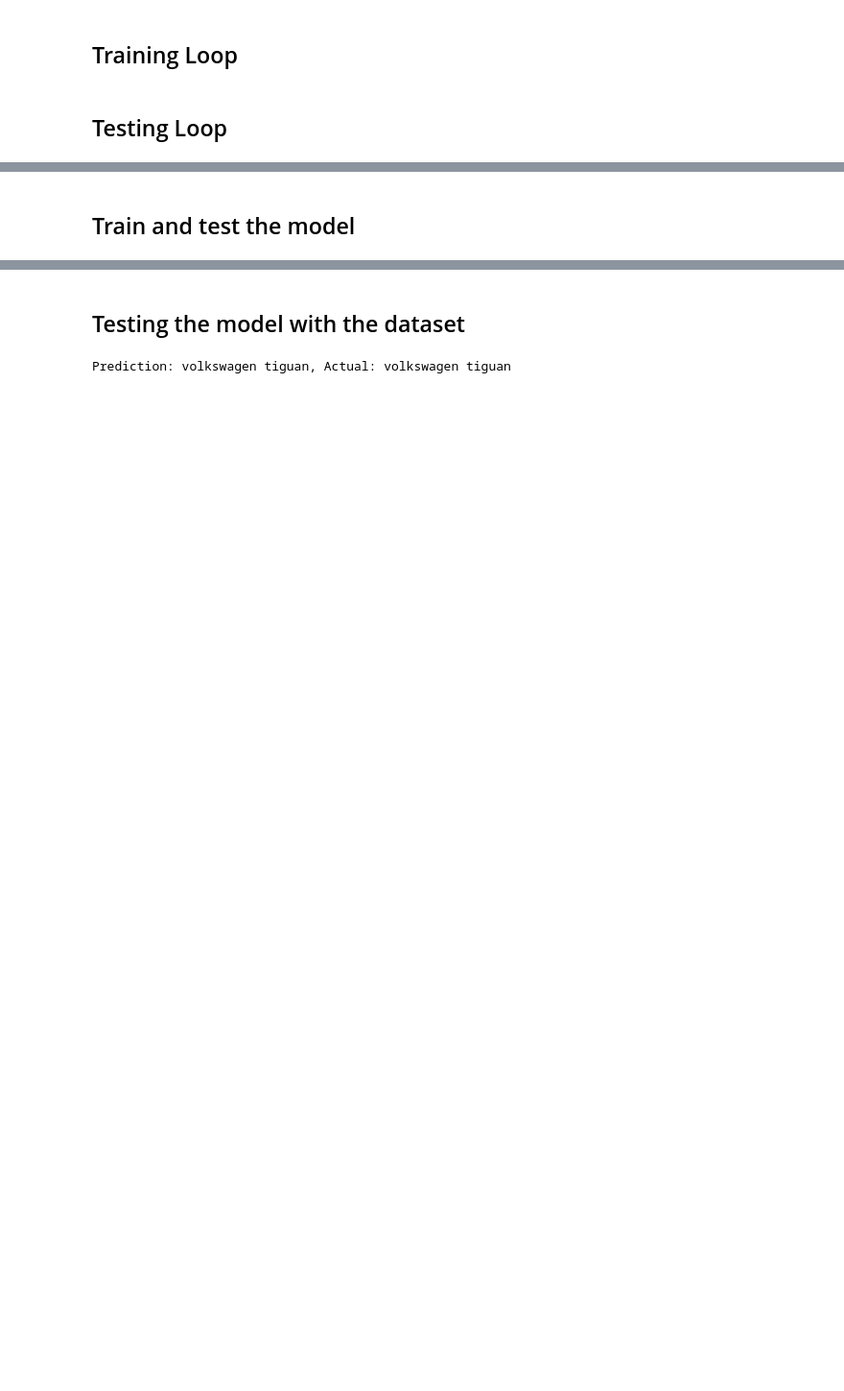
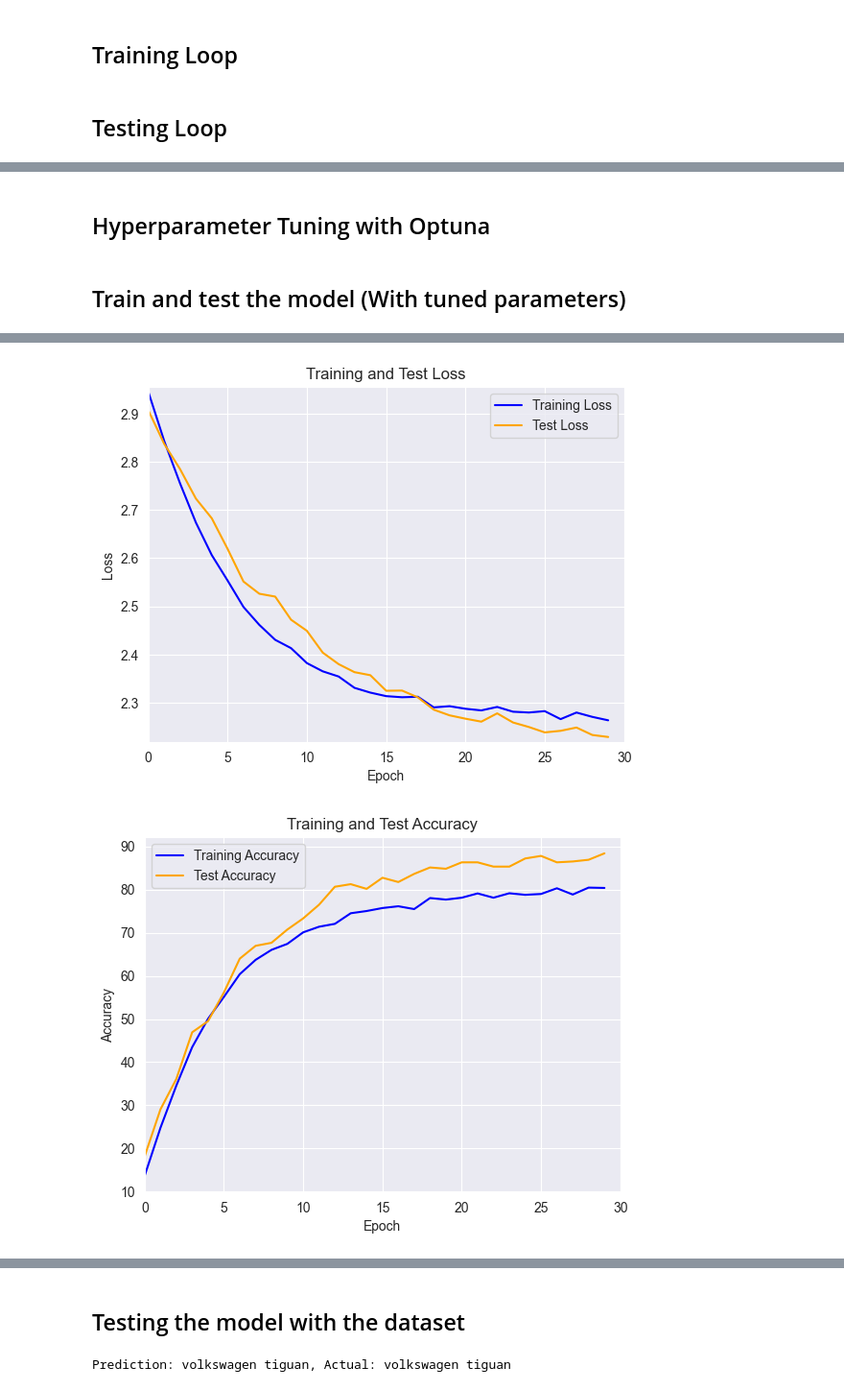
Before and after one commit to studjules/car_classification, a Jupyter notebook: car_classifier.ipynb, the cells around one changed output, grey strips where cells are left out. Shown at 96% size. Drawn from its saved outputs; the diff is of its cells as text; code cells hidden in the pictures; blank space fills up the shorter version.

```diff
--- a/car_classifier.ipynb
+++ b/car_classifier.ipynb
@@ -267,15 +254,13 @@ loss_fn = nn.CrossEntropyLoss()
 # %% [markdown]
 ## Training Loop
 # %%
-# Placeholder for training history
-train_loss_history = []
-train_acc_history = []
+
+
 #define train loop function
 def train_step(
     model: torch.nn.Module,
-    data_loader: torch.utils.data.DataLoader,
     loss_fn: torch.nn.Module,
-    optimizer,
+    optimizer: torch.optim.Optimizer,
     accuracy_fn,
     device:torch.device = device):
   """Performs a training with model trying to learn on data_loader."""
@@ -286,7 +271,7 @@ def train_step(
   model.train()
 
     #Add a loop through the training batches
-  for batch, (X,y) in enumerate(data_loader):
+  for batch, (X,y) in enumerate(model.train_dataloader):
     #Put data on target device
     X,y = X.to(device), y.to(device)
 
@@ -323,16 +308,17 @@ def train_step(
 
 
   # divide total train
-  train_loss /= len(data_loader)
-  train_acc /= len(data_loader)
+  train_loss /= len(model.train_dataloader)
+  train_acc /= len(model.train_dataloader)
 
+  # Save the train accuracy and loss history
   train_acc_history.append(train_acc)
   train_loss_history.append(train_loss.item())
   print(f"Train loss: {train_loss:.5f} | Train acc: {train_acc:.2f}%")
 
 
 
-  return train_acc, train_loss #train_acc_history, train_loss_history
+  return train_acc, train_loss #, train_acc_history, train_loss_history
 # %% [markdown]
 ## Testing Loop
 # %%
@@ -392,0 +408,2 @@ def plot_accuracy_and_loss(train_acc, test_acc, train_loss, test_loss):
+# %% [markdown]
+## Hyperparameter Tuning with Optuna
@@ -393,27 +477,37 @@ def plot_accuracy_and_loss(train_acc, test_acc, train_loss, test_loss):
 # %% [markdown]
-## Train and test the model
+## Train and test the model (With tuned parameters)
 # %%
-#create model instance with {'dropout_rate': 0.3675320834456064, 'lr': 2.3462078131323927e-05, 'batch_size': 16, 'optimizer': 'Adam'}
-optimizer = optim.Adam(model_3.parameters(), lr=2.3462078131323927e-05)
-model_3 = CarsCNN(dropout_rate=0.3675320834456064, batch_size=16, data=car_dataset, stratify=car_dataset.targets)
-
+#Best Hyperparameters so far: {'dropout_rate': 0.2327112749924709, 'lr': 3.887789715877792e-05, 'batch_size': 16, 'optimizer': 'Adam'}
+model_3 = CarsCNN(dropout_rate=0.2327112749924709, batch_size=16, data=car_dataset, stratify=car_dataset.targets)
+optimizer = optim.Adam(model_3.parameters(), lr=3.887789715877792e-05)
+#set manual seed
 torch.manual_seed(42)
 torch.cuda.manual_seed(42)
+plotting = True
+epochs=30
+# Placeholder for training history
+train_loss_history = []
+train_acc_history = []
+# Placeholder for training history
+test_loss_history = []
+test_acc_history = []
 
 #train and test model including early stopping
 for epoch in range(epochs):
   print(f"Epoch: {epoch}\n------")
   train_step(model=model_3,
-             data_loader = train_dataloader,
              loss_fn = loss_fn,
              optimizer = optimizer,
              accuracy_fn=accuracy_fn,
              device=device)
   test_step(model=model_3,
-            data_loader = test_dataloader,
             loss_fn = loss_fn,
             accuracy_fn = accuracy_fn,
+            data_loader = model_3.test_dataloader,
             device = device)
+# Evaluate the model on the test set
+val_acc, val_loss = val_step(model_3, loss_fn, accuracy_fn, model_3.val_dataloader, device)
+print(f"Validation results: {val_acc, val_loss}")
 
 # Convert lists to NumPy arrays
 train_loss_history = np.array(train_loss_history)
@@ -421,9 +515,33 @@ train_acc_history = np.array(train_acc_history)
 test_loss_history = np.array(test_loss_history)
 test_acc_history = np.array(test_acc_history)
 
-# Save the training history to a file
-np.save('train_loss_history.npy', train_loss_history)
-np.save('train_acc_history.npy', train_acc_history)
-np.save('test_loss_history.npy', test_loss_history)
-np.save('test_acc_history.npy', test_acc_history)
+if plotting == True:
+    # Define the locations of the tick marks on the x-axis
+    custom_ticks = [0, 5, 10, 15, 20, 25, 30]
+    # Plot the training history
+    plt.title('Training and Test Loss')
+    plt.plot(train_loss_history, label='Training Loss', color='blue')
+    plt.plot(test_loss_history, label='Test Loss', color='orange')
+    plt.xlabel('Epoch')
+    # Set the tick marks on the x-axis
+    plt.xticks(custom_ticks)
+
+    plt.ylabel('Loss')
+    # in the range train_loss_history.min() to train_loss_history.max() AND test_loss_history.min() to test_loss_history.max()
+    plt.ylim(min(train_loss_history.min(), test_loss_history.min())-0.01, max(train_loss_history.max(), test_loss_history.max())+0.01)
+    plt.xlim(0, epochs)
+    plt.legend()
+    plt.show()
+
+    plt.title('Training and Test Accuracy')
+    plt.plot(train_acc_history, label='Training Accuracy', color='blue')
+    plt.plot(test_acc_history, label='Test Accuracy', color='orange')
+    plt.xlabel('Epoch')
+    plt.ylabel('Accuracy')
+    # Set the tick marks on the x-axis
+    plt.xticks(custom_ticks)
+
+    plt.xlim(0, epochs)
+    plt.legend()
+    plt.show()
 # %% [output]
@@ -431,3 +565,5 @@ NameError: name 'model_3' is not defined
+[figure, added]
+[figure, added]
 # %%
 # save the model
 torch.save(model_3.state_dict(), "car_classification_model.pth")
```
Also changed, not shown: parts of 22 cells of this notebook, 12 other files.
